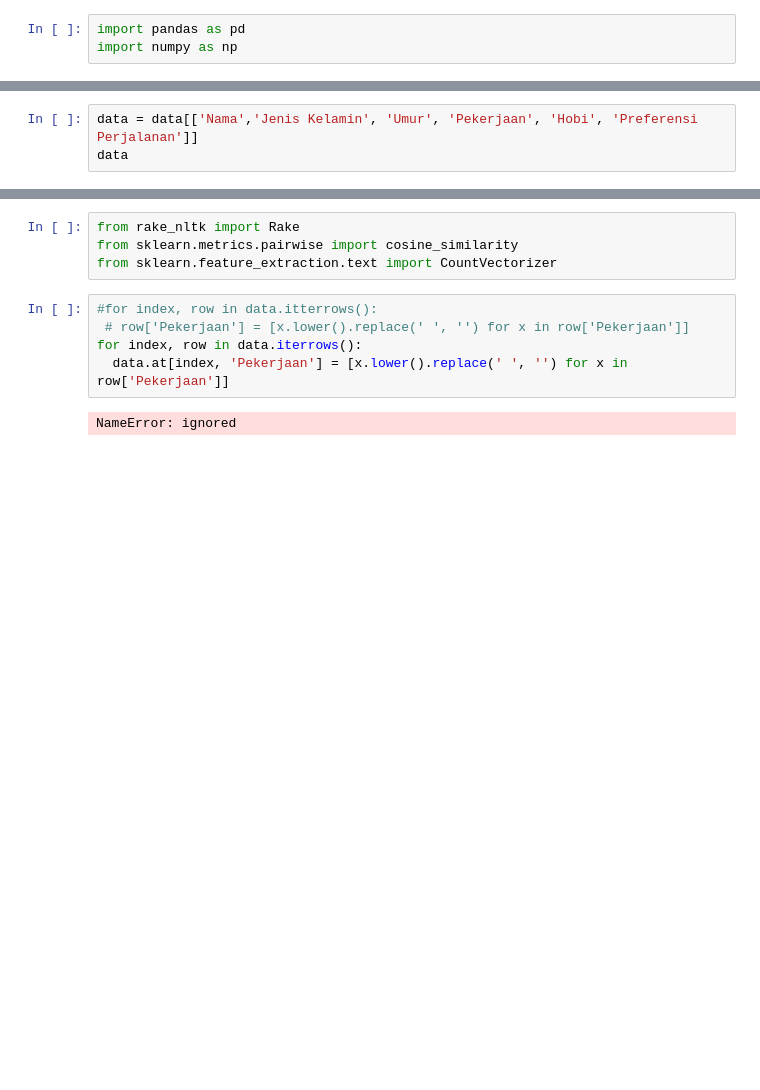
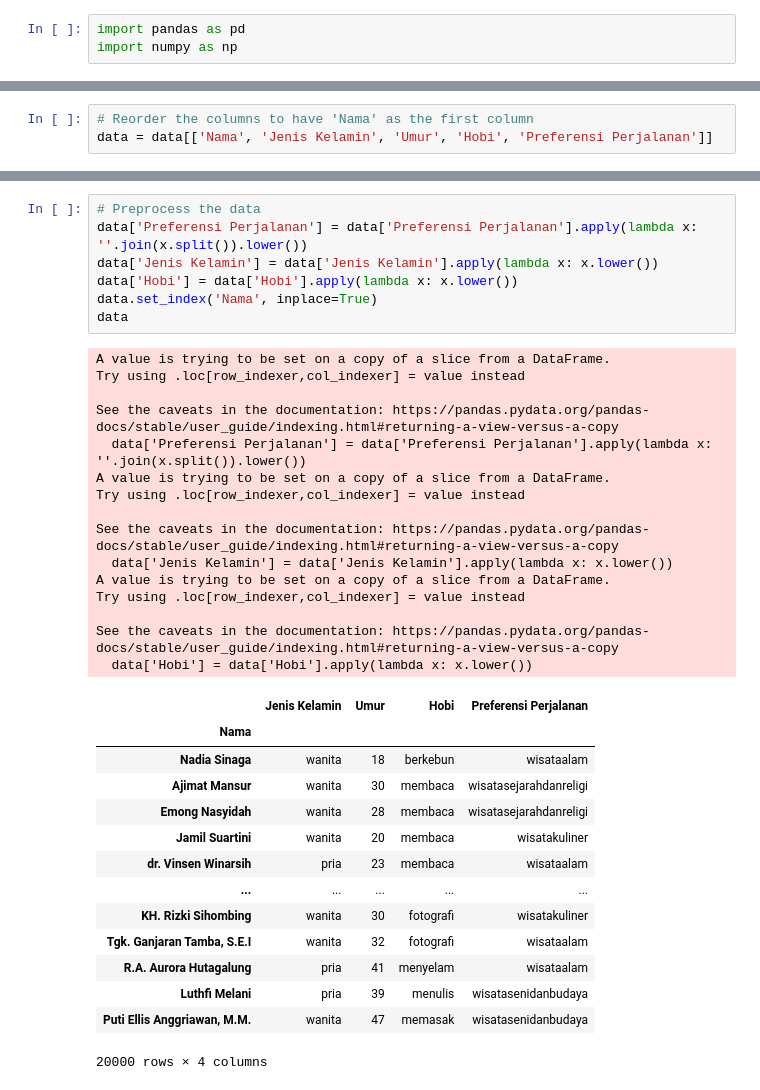
Before and after one commit to fadilwahana/trippal-app-project, a Jupyter notebook: capstone-ml/Model 2.ipynb, the cells around one changed output, grey strips where cells are left out. Cells and saved outputs as stored; diff of their text form; blank space fills up the shorter version.

```diff
--- a/capstone-ml/Model 2.ipynb
+++ b/capstone-ml/Model 2.ipynb
@@ -12,3 +30,3 @@ data
 # %%
-data = data[['Nama','Jenis Kelamin', 'Umur', 'Pekerjaan', 'Hobi', 'Preferensi Perjalanan']]
-data
+# Reorder the columns to have 'Nama' as the first column
+data = data[['Nama', 'Jenis Kelamin', 'Umur', 'Hobi', 'Preferensi Perjalanan']]
@@ -39,11 +33,37 @@ Requirement already satisfied: tqdm in /usr/local/lib/python3.10/dist-packages (
-# %%
-from rake_nltk import Rake
-from sklearn.metrics.pairwise import cosine_similarity
-from sklearn.feature_extraction.text import CountVectorizer
-# %%
-#for index, row in data.itterrows():
- # row['Pekerjaan'] = [x.lower().replace(' ', '') for x in row['Pekerjaan']]
-for index, row in data.iterrows():
-  data.at[index, 'Pekerjaan'] = [x.lower().replace(' ', '') for x in row['Pekerjaan']]
-# %% [output]
-NameError: ignored
+# %%
+# Preprocess the data
+data['Preferensi Perjalanan'] = data['Preferensi Perjalanan'].apply(lambda x: ''.join(x.split()).lower())
+data['Jenis Kelamin'] = data['Jenis Kelamin'].apply(lambda x: x.lower())
+data['Hobi'] = data['Hobi'].apply(lambda x: x.lower())
+data.set_index('Nama', inplace=True)
+data
+# %% [output]
+A value is trying to be set on a copy of a slice from a DataFrame.
+Try using .loc[row_indexer,col_indexer] = value instead
+
+See the caveats in the documentation: https://pandas.pydata.org/pandas-docs/stable/user_guide/indexing.html#returning-a-view-versus-a-copy
+  data['Preferensi Perjalanan'] = data['Preferensi Perjalanan'].apply(lambda x: ''.join(x.split()).lower())
+A value is trying to be set on a copy of a slice from a DataFrame.
+Try using .loc[row_indexer,col_indexer] = value instead
+
+See the caveats in the documentation: https://pandas.pydata.org/pandas-docs/stable/user_guide/indexing.html#returning-a-view-versus-a-copy
+  data['Jenis Kelamin'] = data['Jenis Kelamin'].apply(lambda x: x.lower())
+A value is trying to be set on a copy of a slice from a DataFrame.
+Try using .loc[row_indexer,col_indexer] = value instead
+
+See the caveats in the documentation: https://pandas.pydata.org/pandas-docs/stable/user_guide/indexing.html#returning-a-view-versus-a-copy
+  data['Hobi'] = data['Hobi'].apply(lambda x: x.lower())
+|  | Jenis Kelamin | Umur | Hobi | Preferensi Perjalanan |
+| Nama |  |  |  |  |
+| Nadia Sinaga | wanita | 18 | berkebun | wisataalam |
+| Ajimat Mansur | wanita | 30 | membaca | wisatasejarahdanreligi |
+| Emong Nasyidah | wanita | 28 | membaca | wisatasejarahdanreligi |
+| Jamil Suartini | wanita | 20 | membaca | wisatakuliner |
+| dr. Vinsen Winarsih | pria | 23 | membaca | wisataalam |
+| ... | ... | ... | ... | ... |
+| KH. Rizki Sihombing | wanita | 30 | fotografi | wisatakuliner |
+| Tgk. Ganjaran Tamba, S.E.I | wanita | 32 | fotografi | wisataalam |
+| R.A. Aurora Hutagalung | pria | 41 | menyelam | wisataalam |
+| Luthfi Melani | pria | 39 | menulis | wisatasenidanbudaya |
+| Puti Ellis Anggriawan, M.M. | wanita | 47 | memasak | wisatasenidanbudaya |
+20000 rows × 4 columns
```
Also changed, not shown: parts of 11 cells of this notebook, 2 other files.
